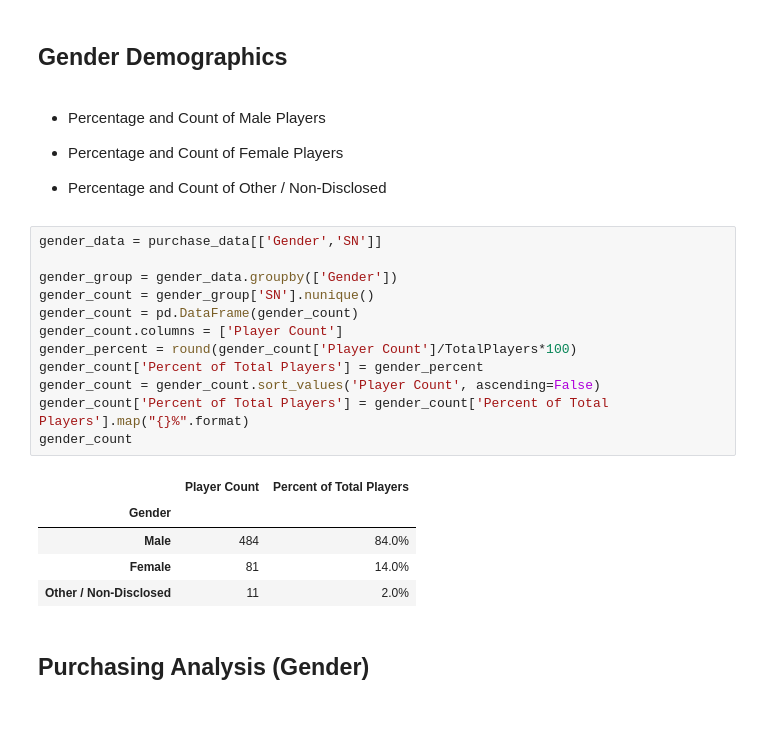
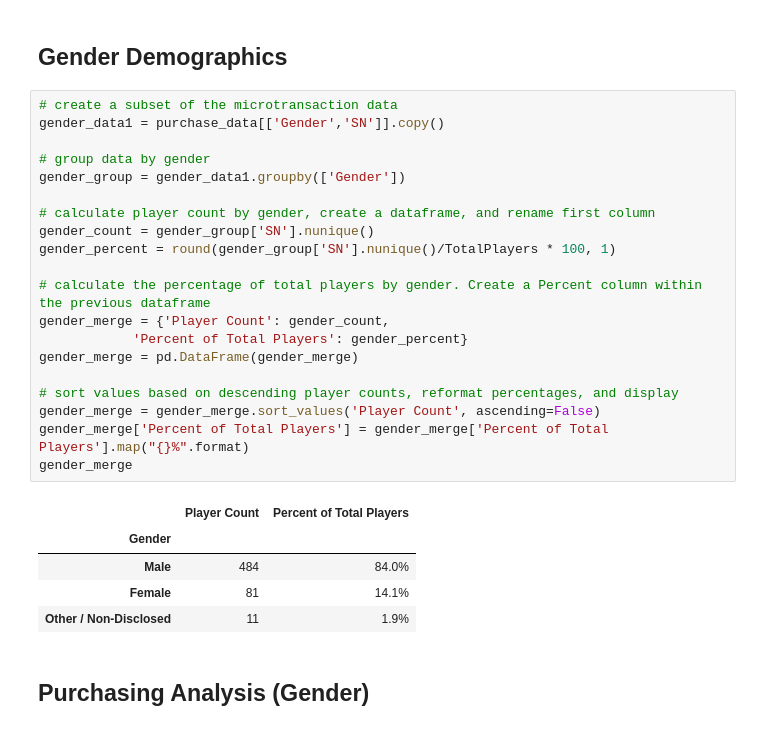
Before and after one commit to dany-roman/Microtransaction-Analysis, a Jupyter notebook: Microtransaction_Analysis.ipynb, the cells around one changed output. Saved outputs shown, nothing was run; the diff lists cells and outputs as text.

Commit message:
Streamlined gender demographics and added comments

```diff
--- a/Microtransaction_Analysis.ipynb
+++ b/Microtransaction_Analysis.ipynb
@@ -63,31 +49,31 @@ table
 # %% [markdown]
 ## Gender Demographics
-# %% [markdown]
-* Percentage and Count of Male Players
-
-
-* Percentage and Count of Female Players
-
-
-* Percentage and Count of Other / Non-Disclosed
-# %%
-gender_data = purchase_data[['Gender','SN']]
-
-gender_group = gender_data.groupby(['Gender'])
-gender_count = gender_group['SN'].nunique()
-gender_count = pd.DataFrame(gender_count)
-gender_count.columns = ['Player Count']
-gender_percent = round(gender_count['Player Count']/TotalPlayers*100)
-gender_count['Percent of Total Players'] = gender_percent
-gender_count = gender_count.sort_values('Player Count', ascending=False)
-gender_count['Percent of Total Players'] = gender_count['Percent of Total Players'].map("{}%".format)
-gender_count
-# %% [output]
-|  | Player Count | Percent of Total Players |
-| Gender |  |  |
-| Male | 484 | 84.0% |
-| Female | 81 | 14.0% |
-| Other / Non-Disclosed | 11 | 2.0% |
+# %%
+# create a subset of the microtransaction data
+gender_data1 = purchase_data[['Gender','SN']].copy()
+
+# group data by gender
+gender_group = gender_data1.groupby(['Gender'])
+
+# calculate player count by gender, create a dataframe, and rename first column
+gender_count = gender_group['SN'].nunique()
+gender_percent = round(gender_group['SN'].nunique()/TotalPlayers * 100, 1)
+
+# calculate the percentage of total players by gender. Create a Percent column within the previous dataframe
+gender_merge = {'Player Count': gender_count,
+            'Percent of Total Players': gender_percent}
+gender_merge = pd.DataFrame(gender_merge)
+
+# sort values based on descending player counts, reformat percentages, and display
+gender_merge = gender_merge.sort_values('Player Count', ascending=False)
+gender_merge['Percent of Total Players'] = gender_merge['Percent of Total Players'].map("{}%".format)
+gender_merge
+# %% [output]
+|  | Player Count | Percent of Total Players |
+| Gender |  |  |
+| Male | 484 | 84.0% |
+| Female | 81 | 14.1% |
+| Other / Non-Disclosed | 11 | 1.9% |
 # %% [markdown]
 
 ## Purchasing Analysis (Gender)
```
Also changed, not shown: parts of 7 cells of this notebook.
